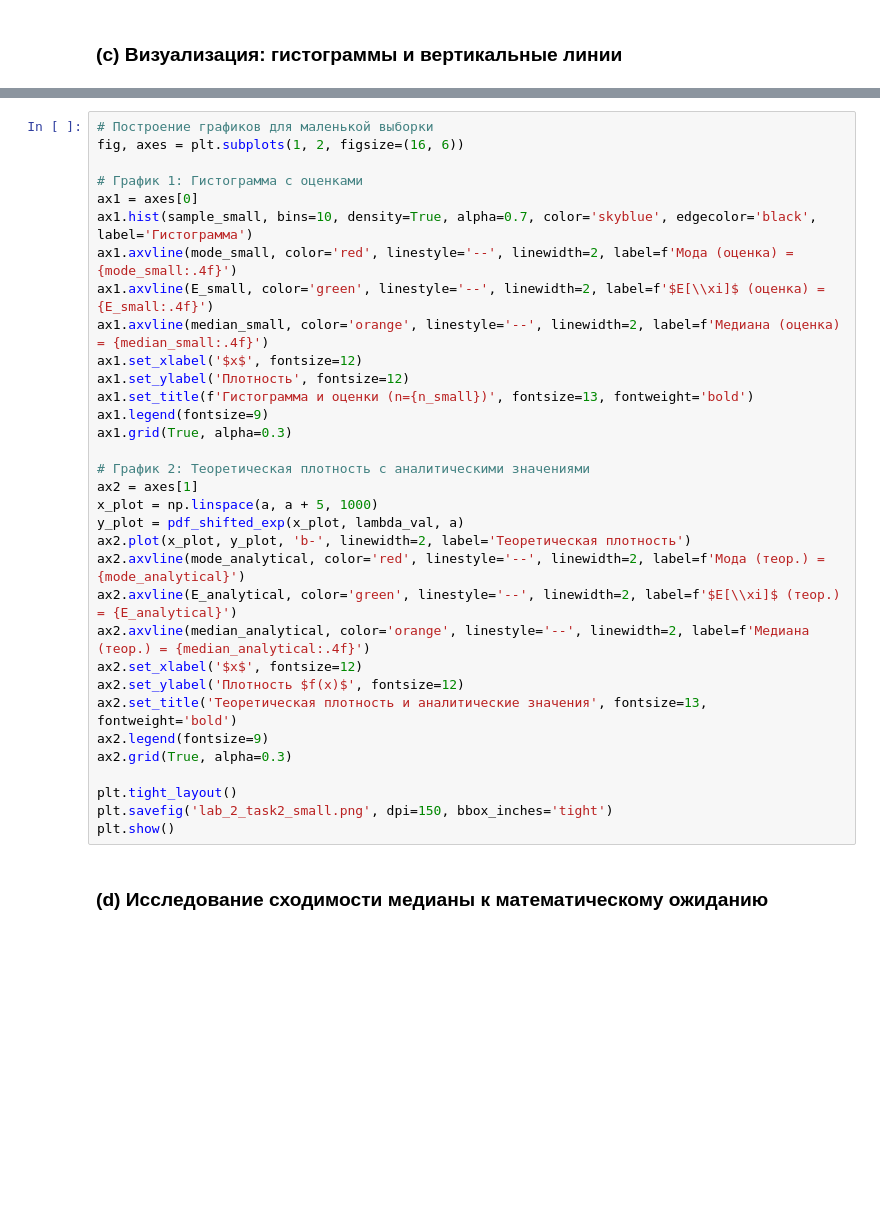
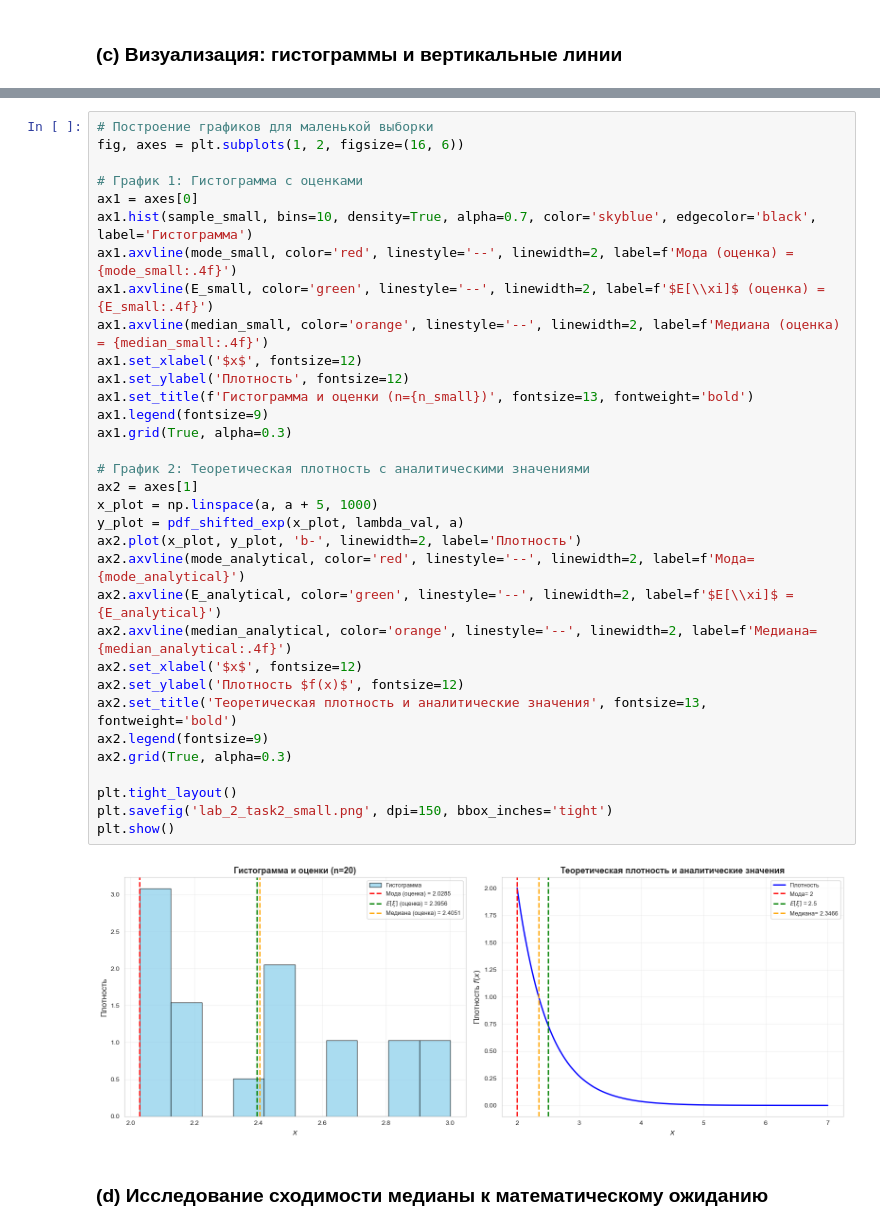
Before and after one commit to FEDOROV-ALEXANDER/ML_Statistics_ITMO, a Jupyter notebook: labs/lab_2/lab_2_code.ipynb, the cells around one changed output, grey strips where cells are left out. Drawn from its saved outputs; the diff is of its cells as text; blank space fills up the shorter version.

```diff
--- a/labs/lab_2/lab_2_code.ipynb
+++ b/labs/lab_2/lab_2_code.ipynb
@@ -232,36 +260,38 @@ plt.show()
 # %%
 # Построение графиков для маленькой выборки
 fig, axes = plt.subplots(1, 2, figsize=(16, 6))
 
 # График 1: Гистограмма с оценками
 ax1 = axes[0]
 ax1.hist(sample_small, bins=10, density=True, alpha=0.7, color='skyblue', edgecolor='black', label='Гистограмма')
 ax1.axvline(mode_small, color='red', linestyle='--', linewidth=2, label=f'Мода (оценка) = {mode_small:.4f}')
 ax1.axvline(E_small, color='green', linestyle='--', linewidth=2, label=f'$E[\\xi]$ (оценка) = {E_small:.4f}')
 ax1.axvline(median_small, color='orange', linestyle='--', linewidth=2, label=f'Медиана (оценка) = {median_small:.4f}')
 ax1.set_xlabel('$x$', fontsize=12)
 ax1.set_ylabel('Плотность', fontsize=12)
 ax1.set_title(f'Гистограмма и оценки (n={n_small})', fontsize=13, fontweight='bold')
 ax1.legend(fontsize=9)
 ax1.grid(True, alpha=0.3)
 
 # График 2: Теоретическая плотность с аналитическими значениями
 ax2 = axes[1]
 x_plot = np.linspace(a, a + 5, 1000)
 y_plot = pdf_shifted_exp(x_plot, lambda_val, a)
-ax2.plot(x_plot, y_plot, 'b-', linewidth=2, label='Теоретическая плотность')
-ax2.axvline(mode_analytical, color='red', linestyle='--', linewidth=2, label=f'Мода (теор.) = {mode_analytical}')
-ax2.axvline(E_analytical, color='green', linestyle='--', linewidth=2, label=f'$E[\\xi]$ (теор.) = {E_analytical}')
-ax2.axvline(median_analytical, color='orange', linestyle='--', linewidth=2, label=f'Медиана (теор.) = {median_analytical:.4f}')
+ax2.plot(x_plot, y_plot, 'b-', linewidth=2, label='Плотность')
+ax2.axvline(mode_analytical, color='red', linestyle='--', linewidth=2, label=f'Мода= {mode_analytical}')
+ax2.axvline(E_analytical, color='green', linestyle='--', linewidth=2, label=f'$E[\\xi]$ = {E_analytical}')
+ax2.axvline(median_analytical, color='orange', linestyle='--', linewidth=2, label=f'Медиана= {median_analytical:.4f}')
 ax2.set_xlabel('$x$', fontsize=12)
 ax2.set_ylabel('Плотность $f(x)$', fontsize=12)
 ax2.set_title('Теоретическая плотность и аналитические значения', fontsize=13, fontweight='bold')
 ax2.legend(fontsize=9)
 ax2.grid(True, alpha=0.3)
 
 plt.tight_layout()
 plt.savefig('lab_2_task2_small.png', dpi=150, bbox_inches='tight')
 plt.show()
+# %% [output]
+[figure, added]
 # %% [markdown]
 ### (d) Исследование сходимости медианы к математическому ожиданию
 # %%
```
Also changed, not shown: parts of 9 cells of this notebook, 1 other file.
